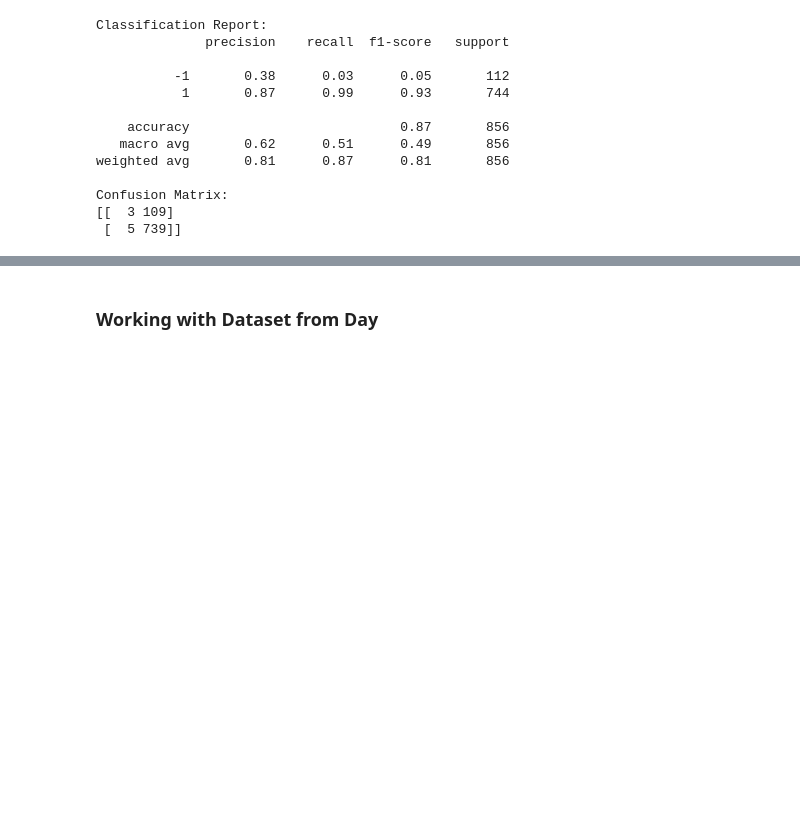
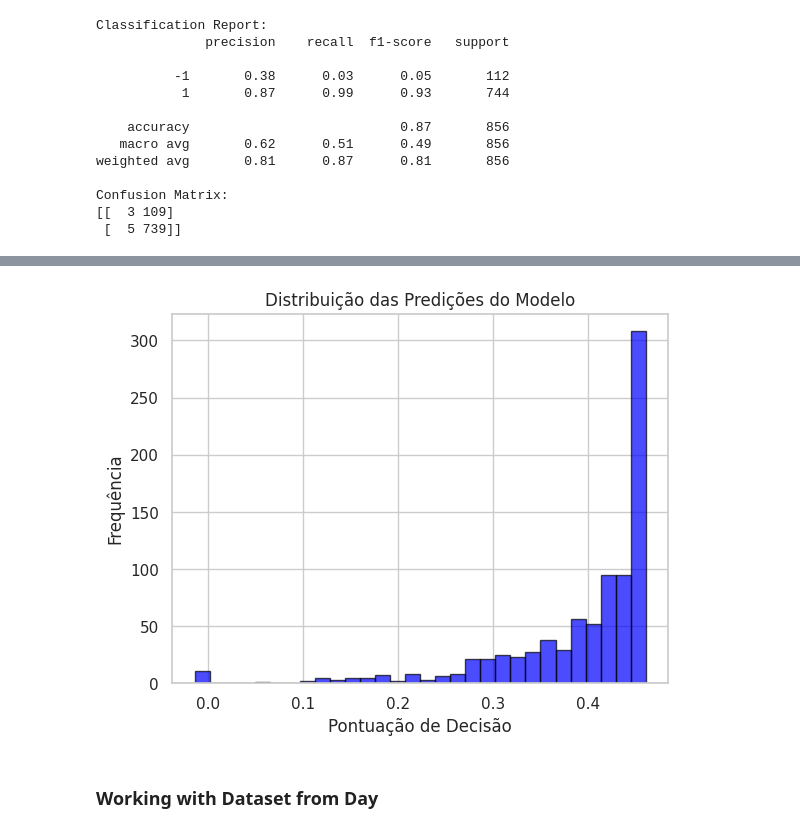
Before and after one commit to Joaohsd/project-c318, a Jupyter notebook: iforest.ipynb, the cells around one changed output, grey strips where cells are left out. Saved outputs shown, nothing was run; the diff lists cells and outputs as text; code cells hidden in the pictures; blank space fills up the shorter version.

```diff
--- a/iforest.ipynb
+++ b/iforest.ipynb
@@ -182,3 +182,17 @@ plt.show()
+# %%
+y_pred = model.decision_function(df_features_night)
+# Gerar o histograma
+plt.hist(y_pred, bins=30, alpha=0.7, color='blue', edgecolor='black')  # Ajuste bins conforme necessário
+
+# Configurar o gráfico
+plt.title("Distribuição das Predições do Modelo")
+plt.xlabel("Pontuação de Decisão")
+plt.ylabel("Frequência")
+
+# Mostrar o gráfico
+plt.show()
+# %% [output]
+[figure, added]
 # %% [markdown]
 ### Working with Dataset from Day
 # %%
```
Also changed, not shown: parts of 8 cells of this notebook.
